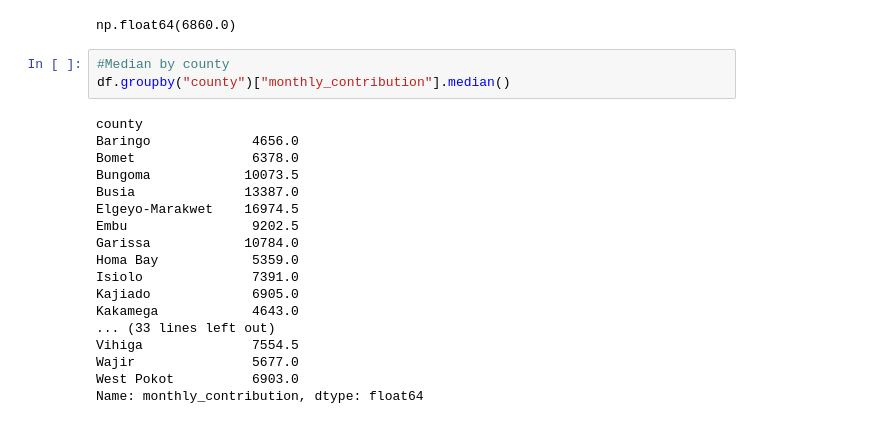
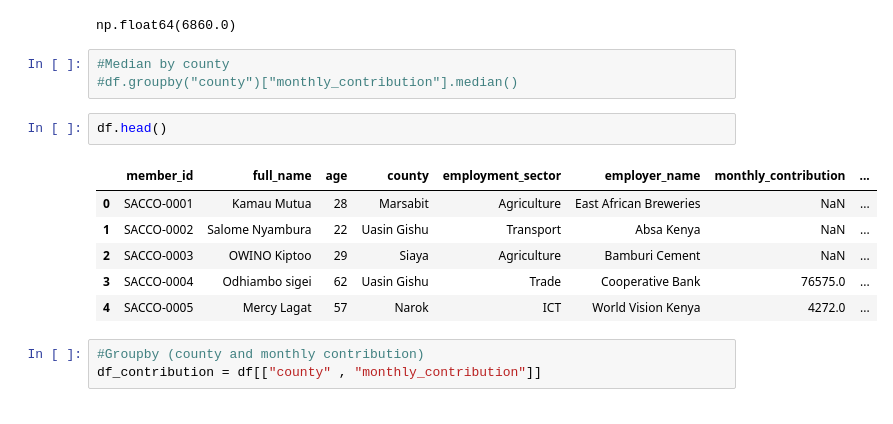
Before and after one commit to kifaru88/data-viz, a Jupyter notebook: Exercises/02_Data_preprocessing/02_Sacco_Data_wrangling/Kenya_sacco_dataset.ipynb, the cells around one changed output. Cells and saved outputs as stored; diff of their text form.

Commit message:
Groupby

```diff
--- a/Exercises/02_Data_preprocessing/02_Sacco_Data_wrangling/Kenya_sacco_dataset.ipynb
+++ b/Exercises/02_Data_preprocessing/02_Sacco_Data_wrangling/Kenya_sacco_dataset.ipynb
@@ -219,22 +219,16 @@ df["monthly_contribution"].median()
 np.float64(6860.0)
 # %%
 #Median by county
-df.groupby("county")["monthly_contribution"].median()
+#df.groupby("county")["monthly_contribution"].median()
-# %% [output]
-county
-Baringo             4656.0
-Bomet               6378.0
-Bungoma            10073.5
-Busia              13387.0
-Elgeyo-Marakwet    16974.5
-Embu                9202.5
-Garissa            10784.0
-Homa Bay            5359.0
-Isiolo              7391.0
-Kajiado             6905.0
-Kakamega            4643.0
-... (33 lines left out)
-Vihiga              7554.5
-Wajir               5677.0
-West Pokot          6903.0
-Name: monthly_contribution, dtype: float64
+# %%
+df.head()
+# %% [output]
+|  | member_id | full_name | age | county | employment_sector | employer_name | monthly_contribution | ... |
+| 0 | SACCO-0001 | Kamau Mutua | 28 | Marsabit | Agriculture | East African Breweries | NaN | ... |
+| 1 | SACCO-0002 | Salome Nyambura | 22 | Uasin Gishu | Transport | Absa Kenya | NaN | ... |
+| 2 | SACCO-0003 | OWINO Kiptoo | 29 | Siaya | Agriculture | Bamburi Cement | NaN | ... |
+| 3 | SACCO-0004 | Odhiambo sigei | 62 | Uasin Gishu | Trade | Cooperative Bank | 76575.0 | ... |
+| 4 | SACCO-0005 | Mercy Lagat | 57 | Narok | ICT | World Vision Kenya | 4272.0 | ... |
+# %%
+#Groupby (county and monthly contribution)
+df_contribution = df[["county" , "monthly_contribution"]]
```
Also changed, not shown: parts of 2 cells of this notebook.
